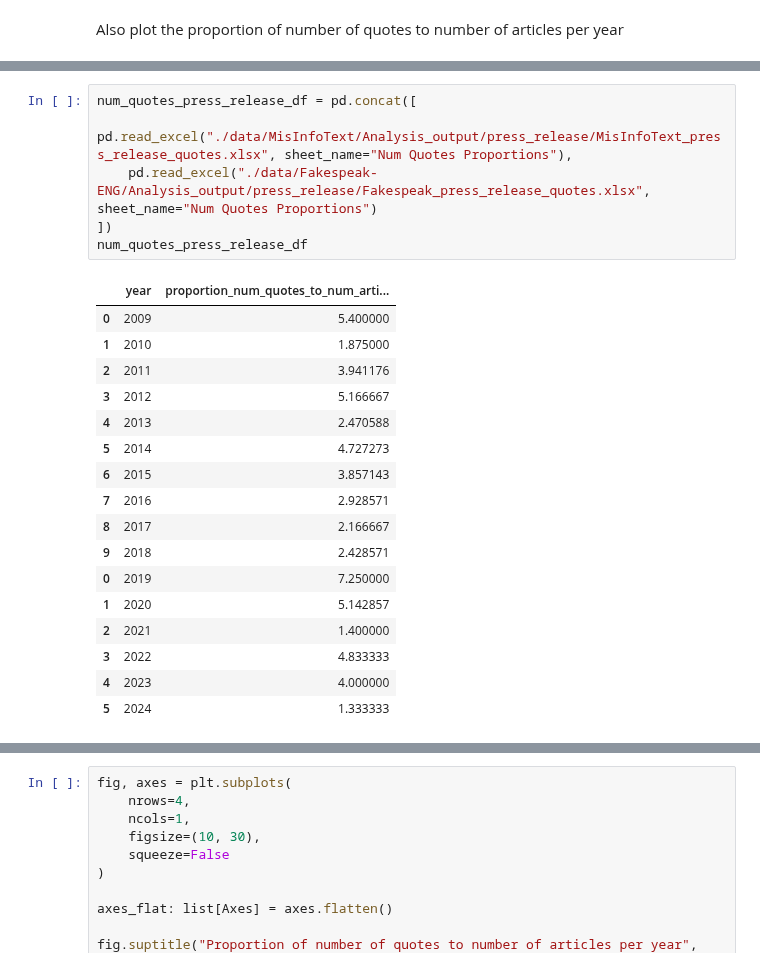
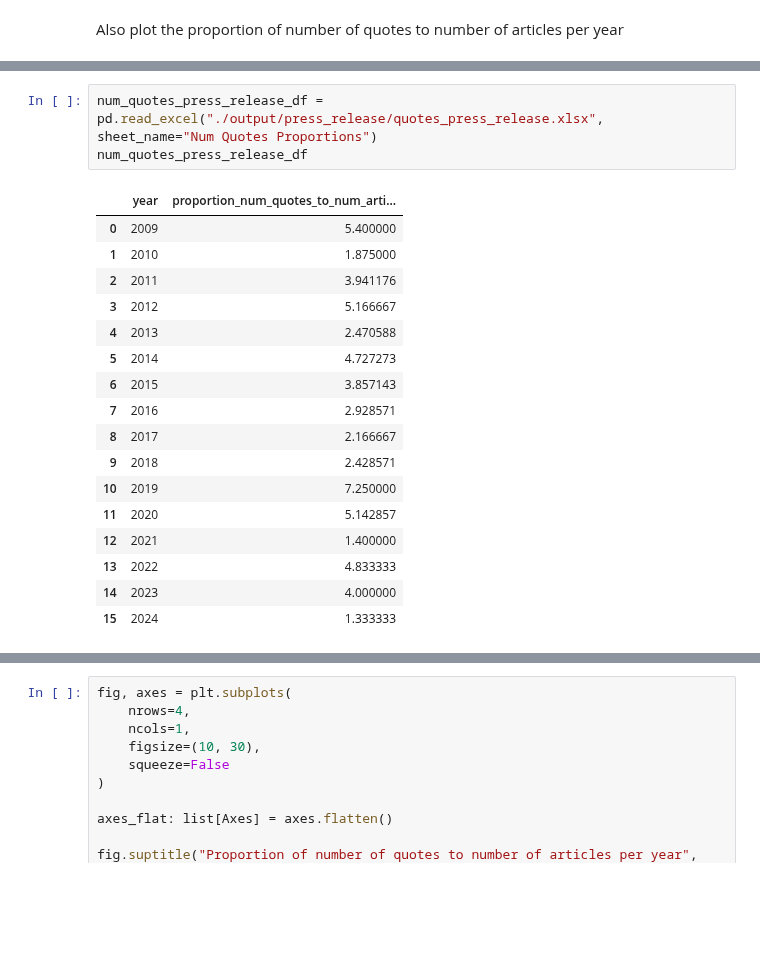
Before and after one commit to sfu-discourse-lab/fake_news_over_time, a Jupyter notebook: quotes_scatterplots.ipynb, the cells around one changed output, grey strips where cells are left out. Drawn from its saved outputs; the diff is of its cells as text; blank space fills up the shorter version.

```diff
--- a/quotes_scatterplots.ipynb
+++ b/quotes_scatterplots.ipynb
@@ -147,25 +126,22 @@ num_quotes_news_and_blog_df
 # %%
-num_quotes_press_release_df = pd.concat([
-    pd.read_excel("./data/MisInfoText/Analysis_output/press_release/MisInfoText_press_release_quotes.xlsx", sheet_name="Num Quotes Proportions"),
-    pd.read_excel("./data/Fakespeak-ENG/Analysis_output/press_release/Fakespeak_press_release_quotes.xlsx", sheet_name="Num Quotes Proportions")
-])
+num_quotes_press_release_df = pd.read_excel("./output/press_release/quotes_press_release.xlsx", sheet_name="Num Quotes Proportions")
 num_quotes_press_release_df
 # %% [output]
 |  | year | proportion_num_quotes_to_num_arti... |
 | 0 | 2009 | 5.400000 |
 | 1 | 2010 | 1.875000 |
 | 2 | 2011 | 3.941176 |
 | 3 | 2012 | 5.166667 |
 | 4 | 2013 | 2.470588 |
 | 5 | 2014 | 4.727273 |
 | 6 | 2015 | 3.857143 |
 | 7 | 2016 | 2.928571 |
 | 8 | 2017 | 2.166667 |
 | 9 | 2018 | 2.428571 |
-| 0 | 2019 | 7.250000 |
-| 1 | 2020 | 5.142857 |
-| 2 | 2021 | 1.400000 |
-| 3 | 2022 | 4.833333 |
-| 4 | 2023 | 4.000000 |
-| 5 | 2024 | 1.333333 |
+| 10 | 2019 | 7.250000 |
+| 11 | 2020 | 5.142857 |
+| 12 | 2021 | 1.400000 |
+| 13 | 2022 | 4.833333 |
+| 14 | 2023 | 4.000000 |
+| 15 | 2024 | 1.333333 |
 # %%
```
Also changed, not shown: parts of 8 cells of this notebook, 7 other files.
